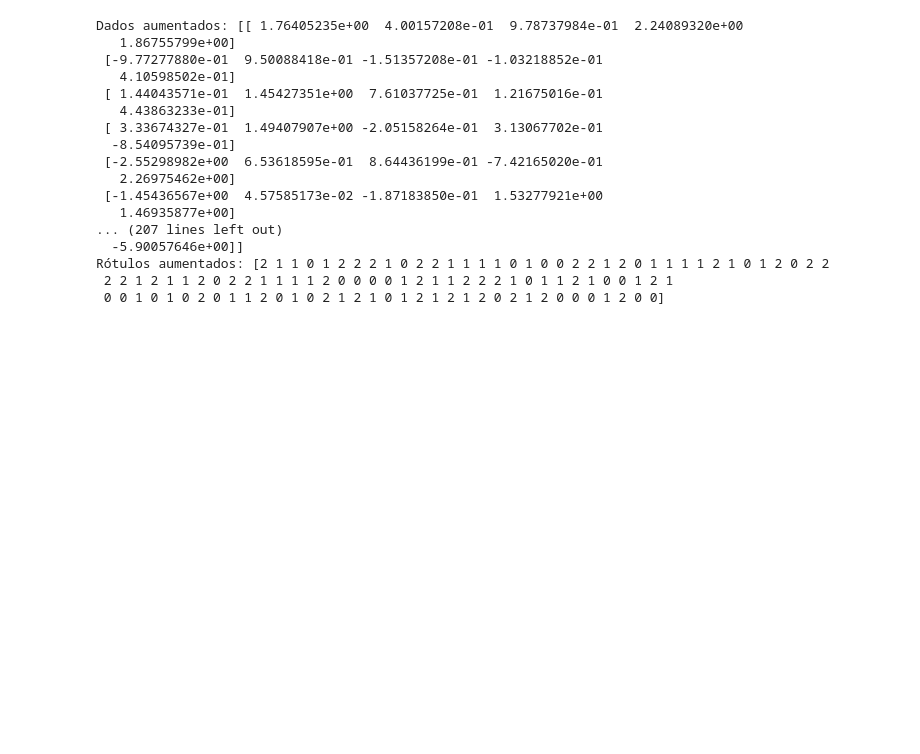
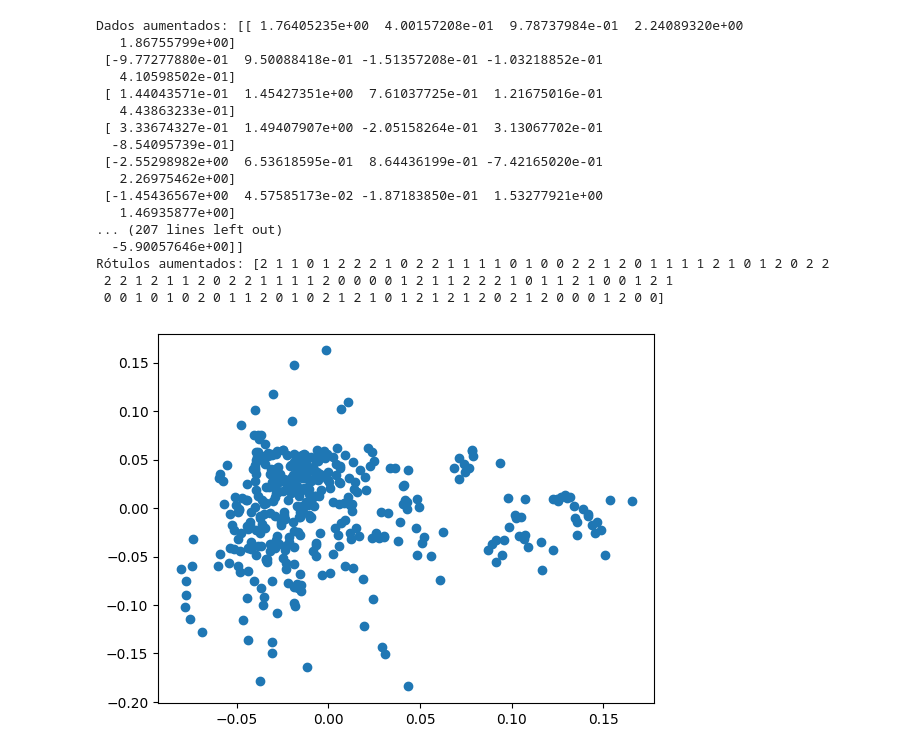
Before and after one commit to gustavochavari/curvature-based-isomap, a Jupyter notebook: experiments/new_datasets.ipynb, the cells around one changed output. Cells and saved outputs as stored; diff of their text form; code cells hidden in the pictures; blank space fills up the shorter version.

```diff
--- a/new_datasets.ipynb
+++ b/experiments/new_datasets.ipynb
@@ -1108,6 +1138,3 @@ def normalize_metrics(metrics_dict):
             normalized_metrics.setdefault(metric, {})[method] = all_data_normalized[start:end].tolist()
             start = end
     return normalized_metrics
-# %%
-dados_kiso = KIsomap(dataset_data, 40, 2, 1)
-dados_kiso
@@ -1781,3 +1796,14 @@ Dados aumentados: [[ 1.76405235e+00  4.00157208e-01  9.78737984e-01  2.24089320e
 Rótulos aumentados: [2 1 1 0 1 2 2 2 1 0 2 2 1 1 1 1 0 1 0 0 2 2 1 2 0 1 1 1 1 2 1 0 1 2 0 2 2
  2 2 1 2 1 1 2 0 2 2 1 1 1 1 2 0 0 0 0 1 2 1 1 2 2 2 1 0 1 1 2 1 0 0 1 2 1
  0 0 1 0 1 0 2 0 1 1 2 0 1 0 2 1 2 1 0 1 2 1 2 1 2 0 2 1 2 0 0 0 1 2 0 0]
+# %%
+model = LocallyLinearEmbedding(n_neighbors=nn, n_components=d_star, method = 'ltsa')
+LTSA_data = model.fit_transform(dataset_data)
+LTSA_data = LTSA_data.T
+DR_method = 'LTSA ' + dataset_name + ' cluster=' + CLUSTER
+L_LTSA = Clustering(LTSA_data, dataset_target, DR_method, CLUSTER)
+# %%
+plt.scatter(x=LTSA_data[0],y=LTSA_data[1])
+plt.show()
+# %% [output]
+[figure, added]
```
Also changed, not shown: parts of 42 cells of this notebook, 23 other files.
